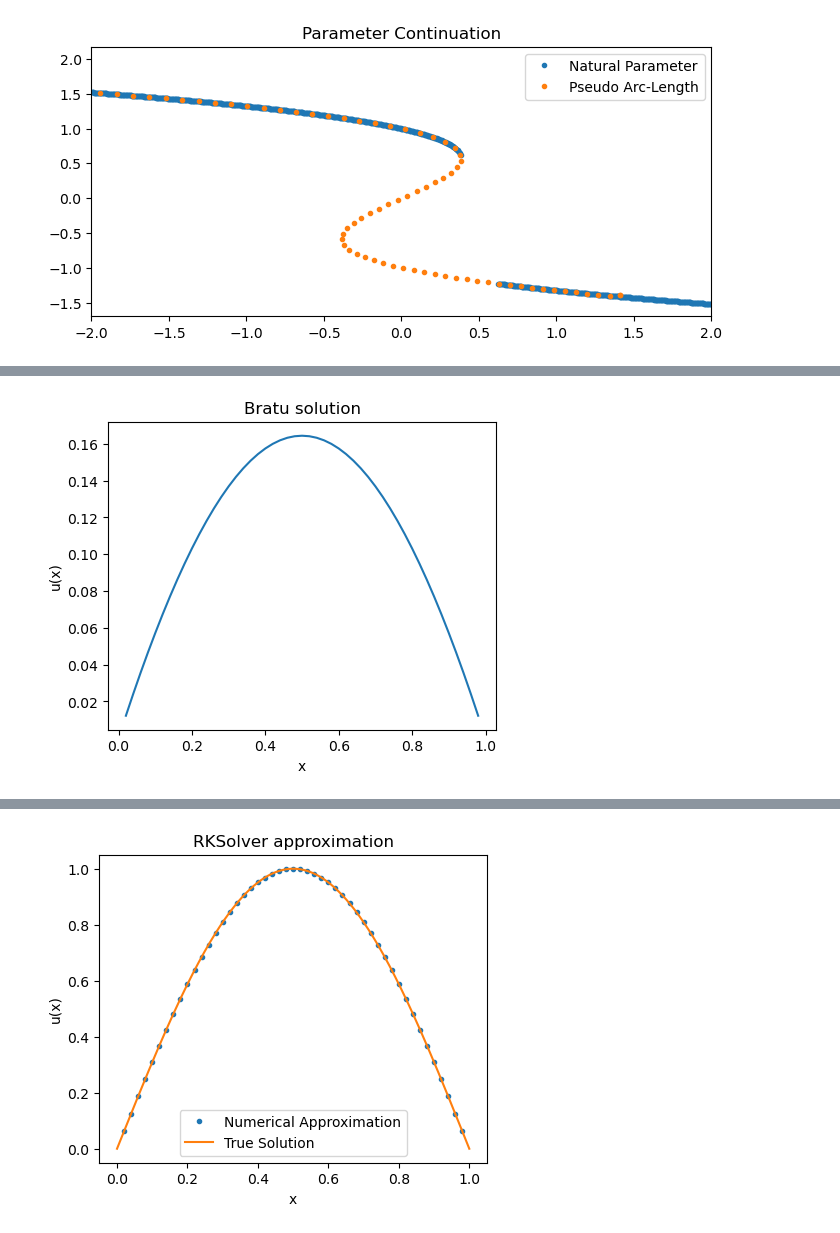
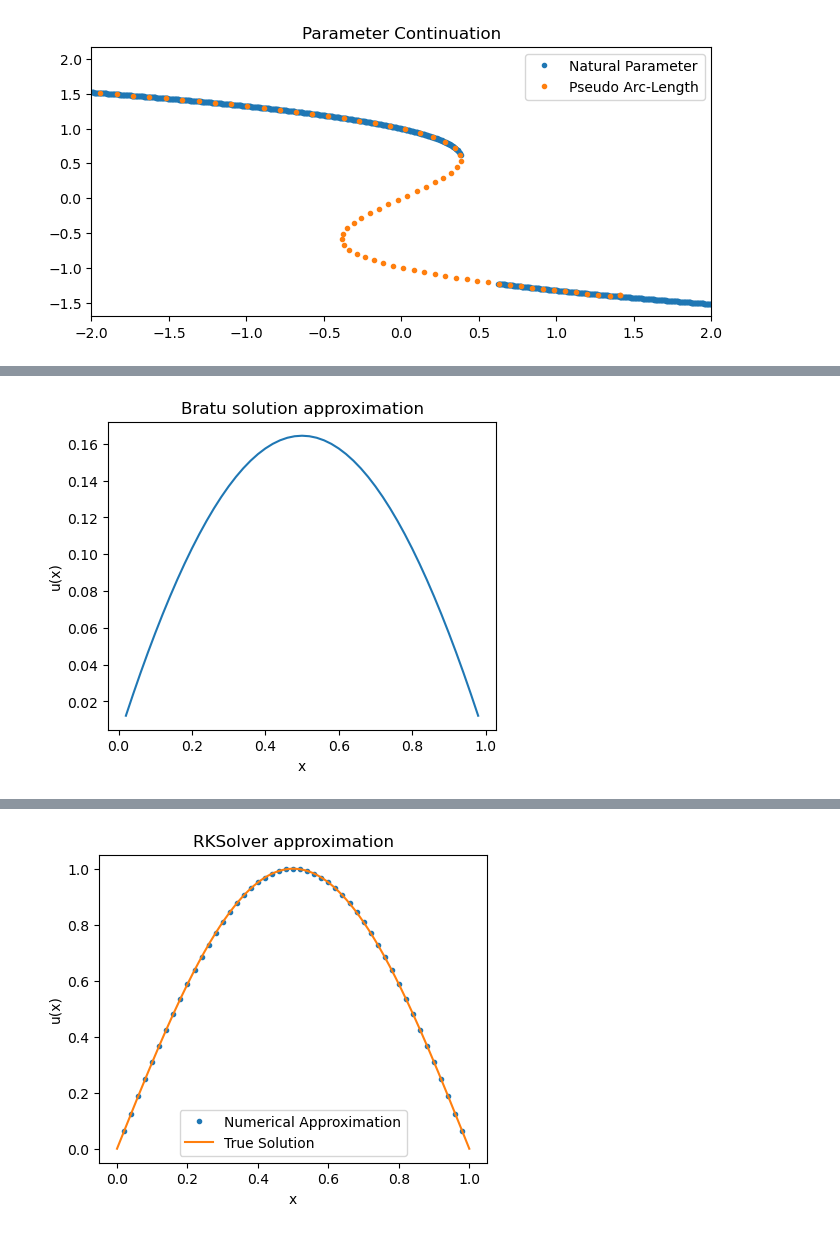
Before and after one commit to HenryHutch2001/EMAT30008, a Jupyter notebook: Report.ipynb, the cells around one changed output, grey strips where cells are left out. Drawn from its saved outputs; the diff is of its cells as text; code cells hidden in the pictures.

```diff
--- a/Report.ipynb
+++ b/Report.ipynb
@@ -231,9 +223,9 @@ x,y = ExplicitEuler(50,0,1,1,1,0.00001,0.0,0.0,f,source)
 # %%
 plt.plot(x,y)
 plt.xlabel('x')
 plt.ylabel('u(x)')
-plt.title('Bratu solution')
+plt.title('Bratu solution approximation')
 plt.show()
 # %% [output]
-[figure, old version]
+[figure, new version]
 # %% [markdown]
```
Also changed, not shown: parts of 20 cells of this notebook, 2 other files.
